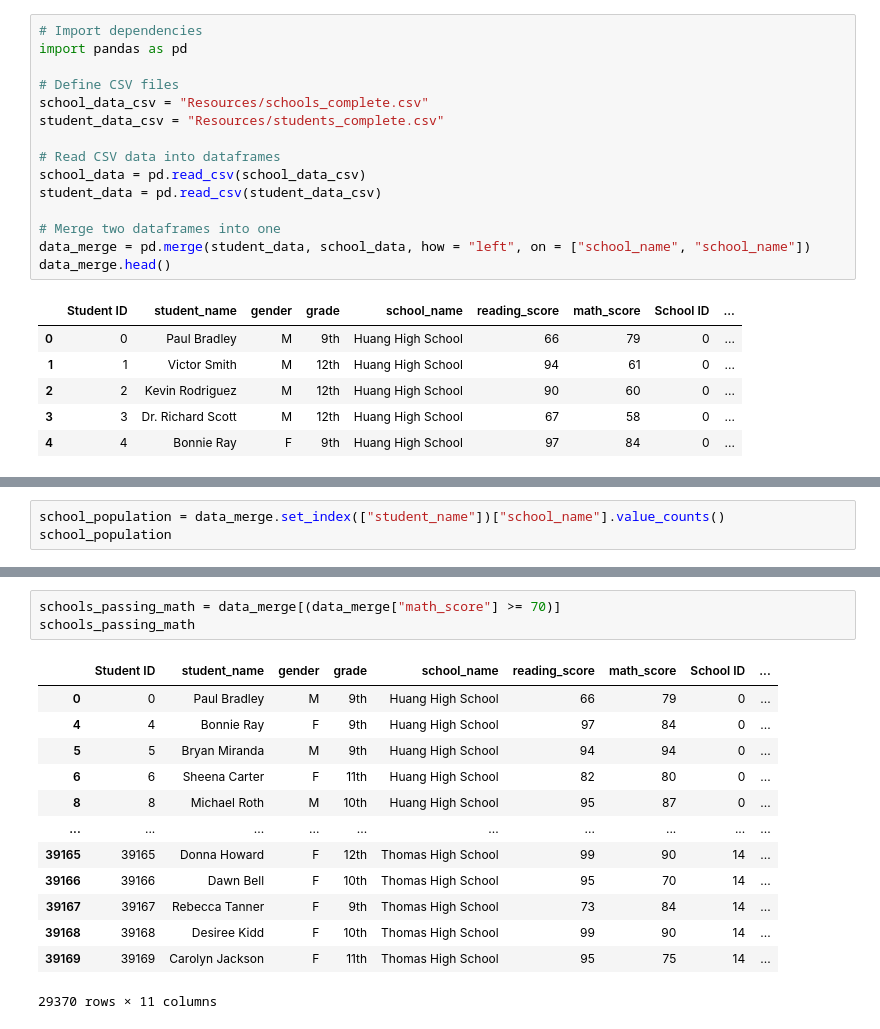
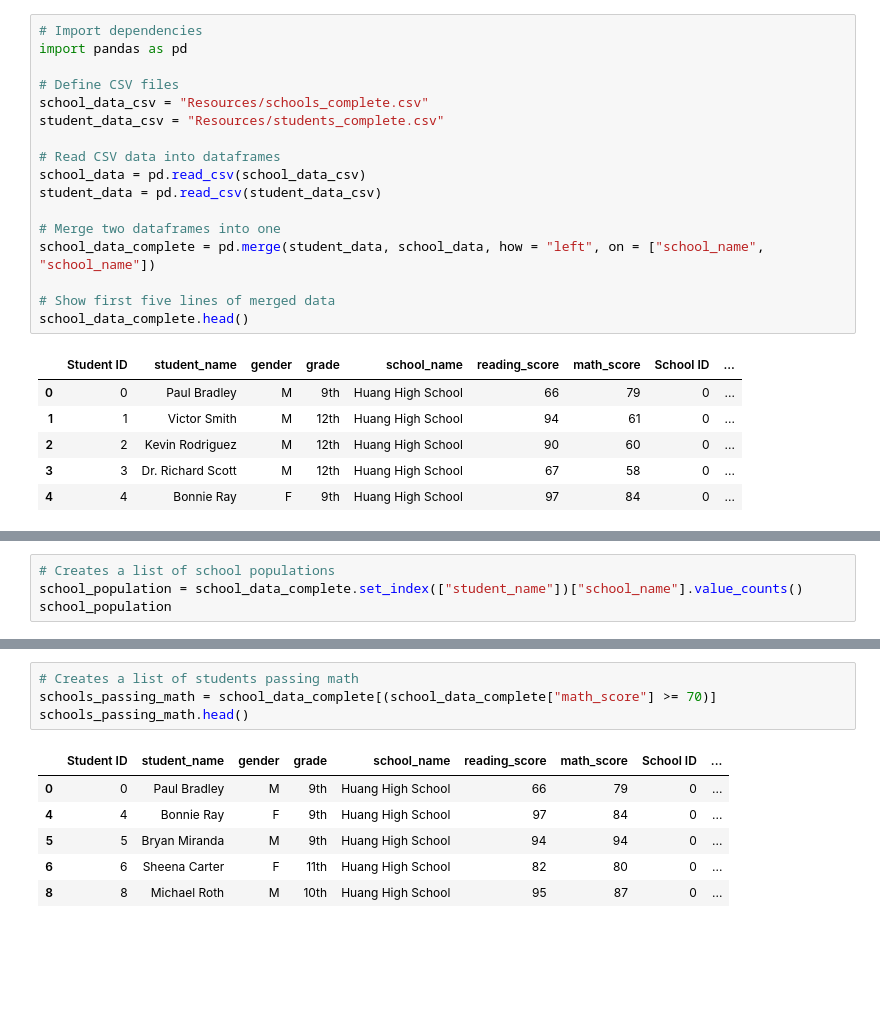
Before and after one commit to gamountainmama/pandas-challenge, a Jupyter notebook: PyCitySchools/pandas-challenge.ipynb, the cells around one changed output, grey strips where cells are left out. Drawn from its saved outputs; the diff is of its cells as text; blank space fills up the shorter version.

```diff
--- a/PyCitySchools/pandas-challenge.ipynb
+++ b/PyCitySchools/pandas-challenge.ipynb
@@ -11,8 +11,10 @@ school_data = pd.read_csv(school_data_csv)
 student_data = pd.read_csv(student_data_csv)
 
 # Merge two dataframes into one
-data_merge = pd.merge(student_data, school_data, how = "left", on = ["school_name", "school_name"])
-data_merge.head()
+school_data_complete = pd.merge(student_data, school_data, how = "left", on = ["school_name", "school_name"])
+
+# Show first five lines of merged data
+school_data_complete.head()
 # %% [output]
 |  | Student ID | student_name | gender | grade | school_name | reading_score | math_score | School ID | ... |
 | 0 | 0 | Paul Bradley | M | 9th | Huang High School | 66 | 79 | 0 | ... |
@@ -113,7 +115,8 @@ Ford High School         District
 Thomas High School        Charter
 Name: type, dtype: object
 # %%
-school_population = data_merge.set_index(["student_name"])["school_name"].value_counts()
+# Creates a list of school populations
+school_population = school_data_complete.set_index(["student_name"])["school_name"].value_counts()
 school_population
 # %% [output]
 Bailey High School       4976
@@ -217,20 +224,14 @@ Wilson High School       83.989488
 Wright High School       83.955000
 Name: reading_score, dtype: float64
 # %%
-schools_passing_math = data_merge[(data_merge["math_score"] >= 70)]
-schools_passing_math
+# Creates a list of students passing math
+schools_passing_math = school_data_complete[(school_data_complete["math_score"] >= 70)]
+schools_passing_math.head()
 # %% [output]
 |  | Student ID | student_name | gender | grade | school_name | reading_score | math_score | School ID | ... |
 | 0 | 0 | Paul Bradley | M | 9th | Huang High School | 66 | 79 | 0 | ... |
 | 4 | 4 | Bonnie Ray | F | 9th | Huang High School | 97 | 84 | 0 | ... |
 | 5 | 5 | Bryan Miranda | M | 9th | Huang High School | 94 | 94 | 0 | ... |
 | 6 | 6 | Sheena Carter | F | 11th | Huang High School | 82 | 80 | 0 | ... |
 | 8 | 8 | Michael Roth | M | 10th | Huang High School | 95 | 87 | 0 | ... |
-| ... | ... | ... | ... | ... | ... | ... | ... | ... | ... |
-| 39165 | 39165 | Donna Howard | F | 12th | Thomas High School | 99 | 90 | 14 | ... |
-| 39166 | 39166 | Dawn Bell | F | 10th | Thomas High School | 95 | 70 | 14 | ... |
-| 39167 | 39167 | Rebecca Tanner | F | 9th | Thomas High School | 73 | 84 | 14 | ... |
-| 39168 | 39168 | Desiree Kidd | F | 10th | Thomas High School | 99 | 90 | 14 | ... |
-| 39169 | 39169 | Carolyn Jackson | F | 11th | Thomas High School | 95 | 75 | 14 | ... |
-29370 rows × 11 columns
 # %%
```
Also changed, not shown: parts of 25 cells of this notebook.
